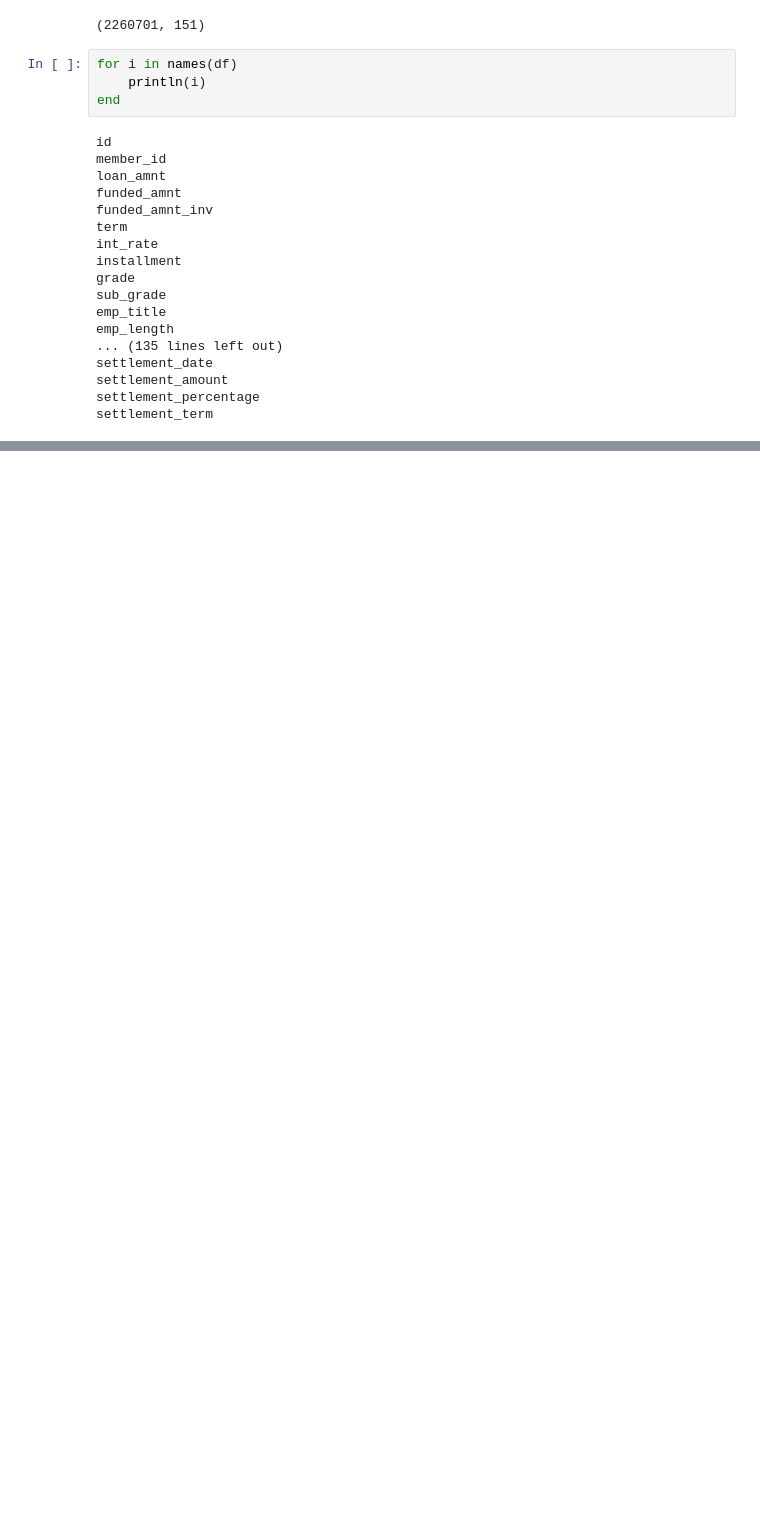
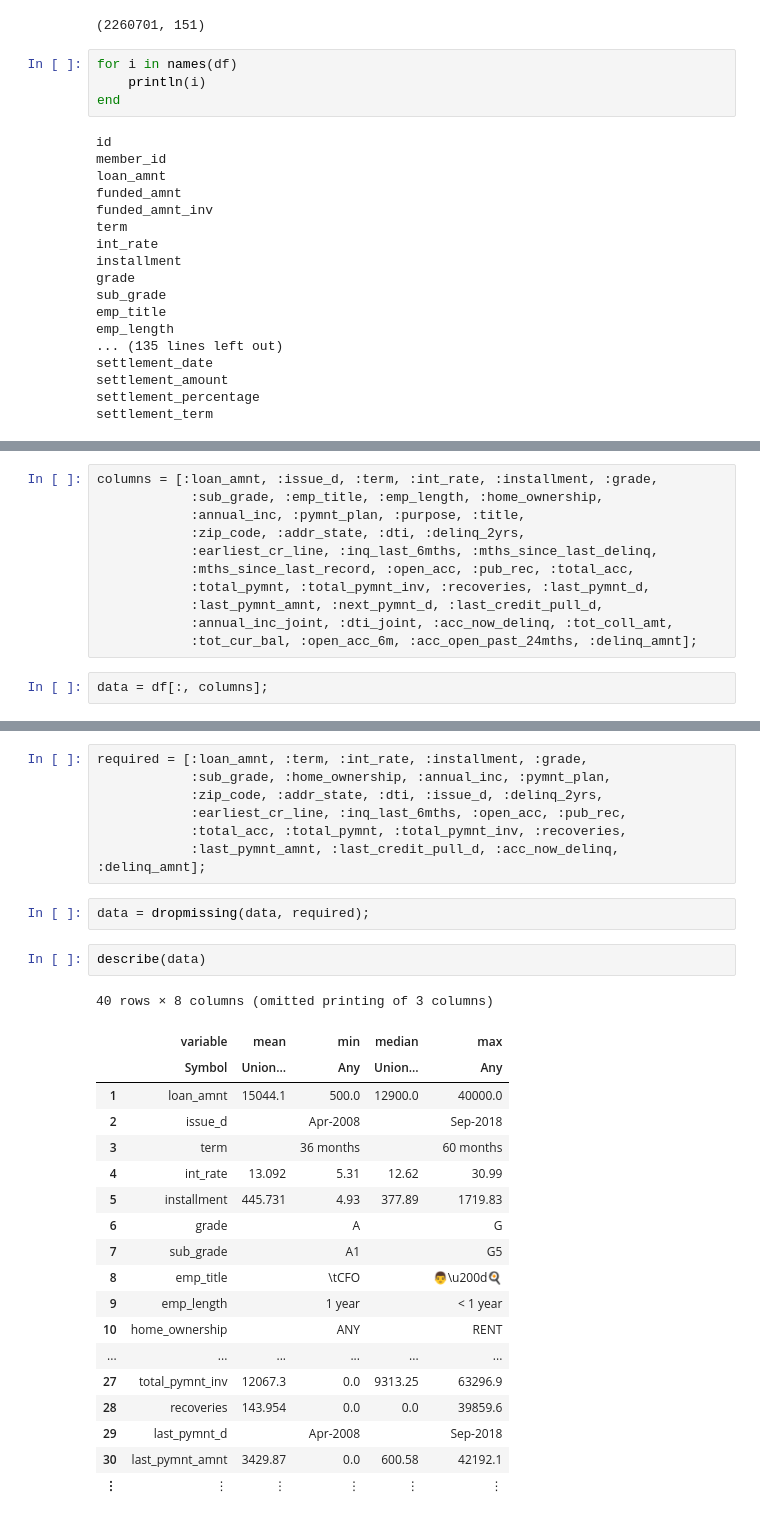
Before and after one commit to kew96/LendingRatePrediction, a Jupyter notebook: Exploration.ipynb, the cells around one changed output, grey strips where cells are left out. Saved outputs shown, nothing was run; the diff lists cells and outputs as text; blank space fills up the shorter version.

Commit message:
Data cleaning and interest rate visualization

```diff
--- a/Exploration.ipynb
+++ b/Exploration.ipynb
@@ -39,0 +40,13 @@ first(df, 5)
+# %%
+columns = [:loan_amnt, :issue_d, :term, :int_rate, :installment, :grade,
+            :sub_grade, :emp_title, :emp_length, :home_ownership,
+            :annual_inc, :pymnt_plan, :purpose, :title,
+            :zip_code, :addr_state, :dti, :delinq_2yrs,
+            :earliest_cr_line, :inq_last_6mths, :mths_since_last_delinq,
+            :mths_since_last_record, :open_acc, :pub_rec, :total_acc,
+            :total_pymnt, :total_pymnt_inv, :recoveries, :last_pymnt_d,
+            :last_pymnt_amnt, :next_pymnt_d, :last_credit_pull_d,
+            :annual_inc_joint, :dti_joint, :acc_now_delinq, :tot_coll_amt,
+            :tot_cur_bal, :open_acc_6m, :acc_open_past_24mths, :delinq_amnt];
+# %%
+data = df[:, columns];
@@ -39,0 +75,31 @@ first(df, 5)
+# %%
+required = [:loan_amnt, :term, :int_rate, :installment, :grade,
+            :sub_grade, :home_ownership, :annual_inc, :pymnt_plan,
+            :zip_code, :addr_state, :dti, :issue_d, :delinq_2yrs,
+            :earliest_cr_line, :inq_last_6mths, :open_acc, :pub_rec,
+            :total_acc, :total_pymnt, :total_pymnt_inv, :recoveries,
+            :last_pymnt_amnt, :last_credit_pull_d, :acc_now_delinq, :delinq_amnt];
+# %%
+data = dropmissing(data, required);
+# %%
+describe(data)
+# %% [output]
+40 rows × 8 columns (omitted printing of 3 columns)
+|  | variable | mean | min | median | max |
+|  | Symbol | Union… | Any | Union… | Any |
+| 1 | loan_amnt | 15044.1 | 500.0 | 12900.0 | 40000.0 |
+| 2 | issue_d |  | Apr-2008 |  | Sep-2018 |
+| 3 | term |  | 36 months |  | 60 months |
+| 4 | int_rate | 13.092 | 5.31 | 12.62 | 30.99 |
+| 5 | installment | 445.731 | 4.93 | 377.89 | 1719.83 |
+| 6 | grade |  | A |  | G |
+| 7 | sub_grade |  | A1 |  | G5 |
+| 8 | emp_title |  | \tCFO |  | 👨\u200d🍳 |
+| 9 | emp_length |  | 1 year |  | < 1 year |
+| 10 | home_ownership |  | ANY |  | RENT |
+| ... | ... | ... | ... | ... | ... |
+| 27 | total_pymnt_inv | 12067.3 | 0.0 | 9313.25 | 63296.9 |
+| 28 | recoveries | 143.954 | 0.0 | 0.0 | 39859.6 |
+| 29 | last_pymnt_d |  | Apr-2008 |  | Sep-2018 |
+| 30 | last_pymnt_amnt | 3429.87 | 0.0 | 600.58 | 42192.1 |
+| ⋮ | ⋮ | ⋮ | ⋮ | ⋮ | ⋮ |
```
Also changed, not shown: parts of 8 cells of this notebook, 1 other file.
